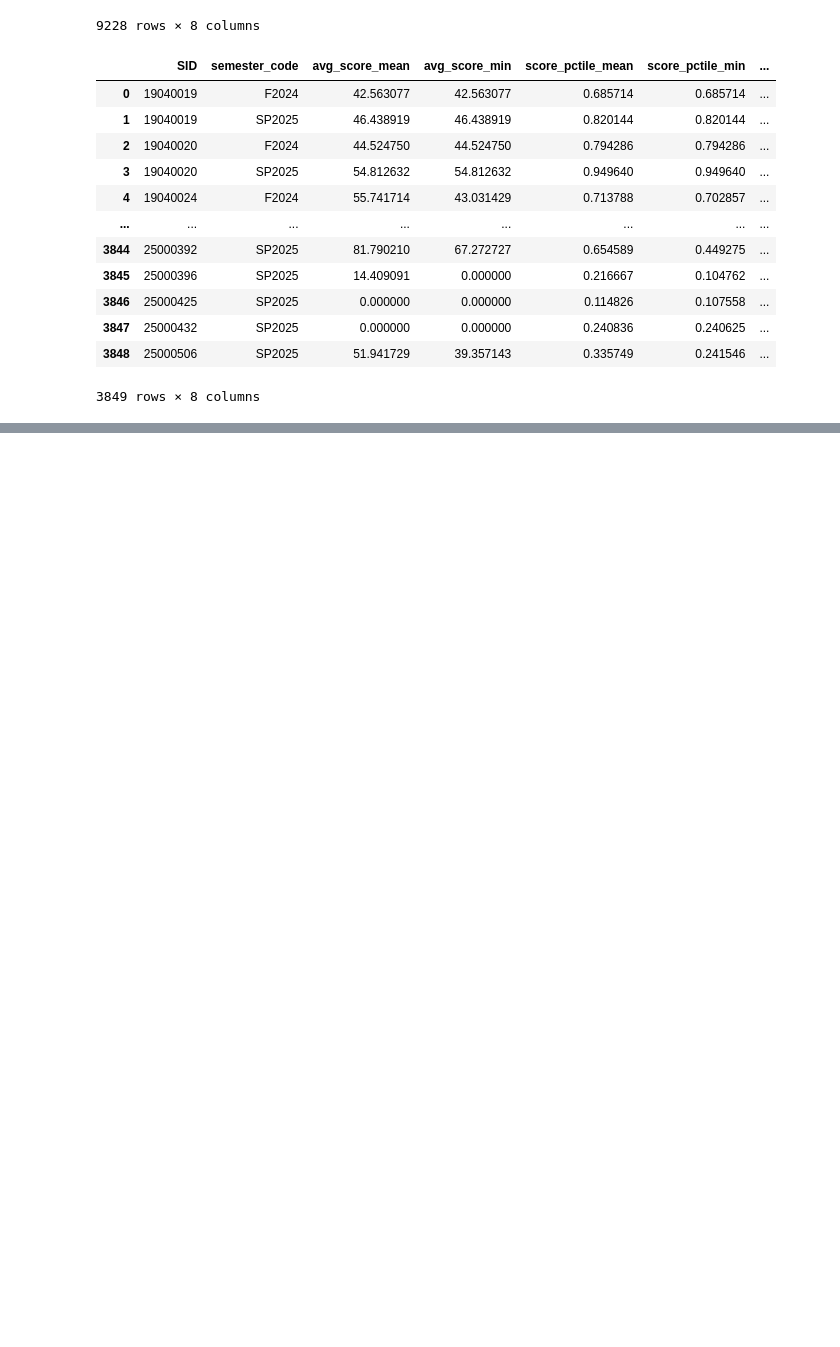
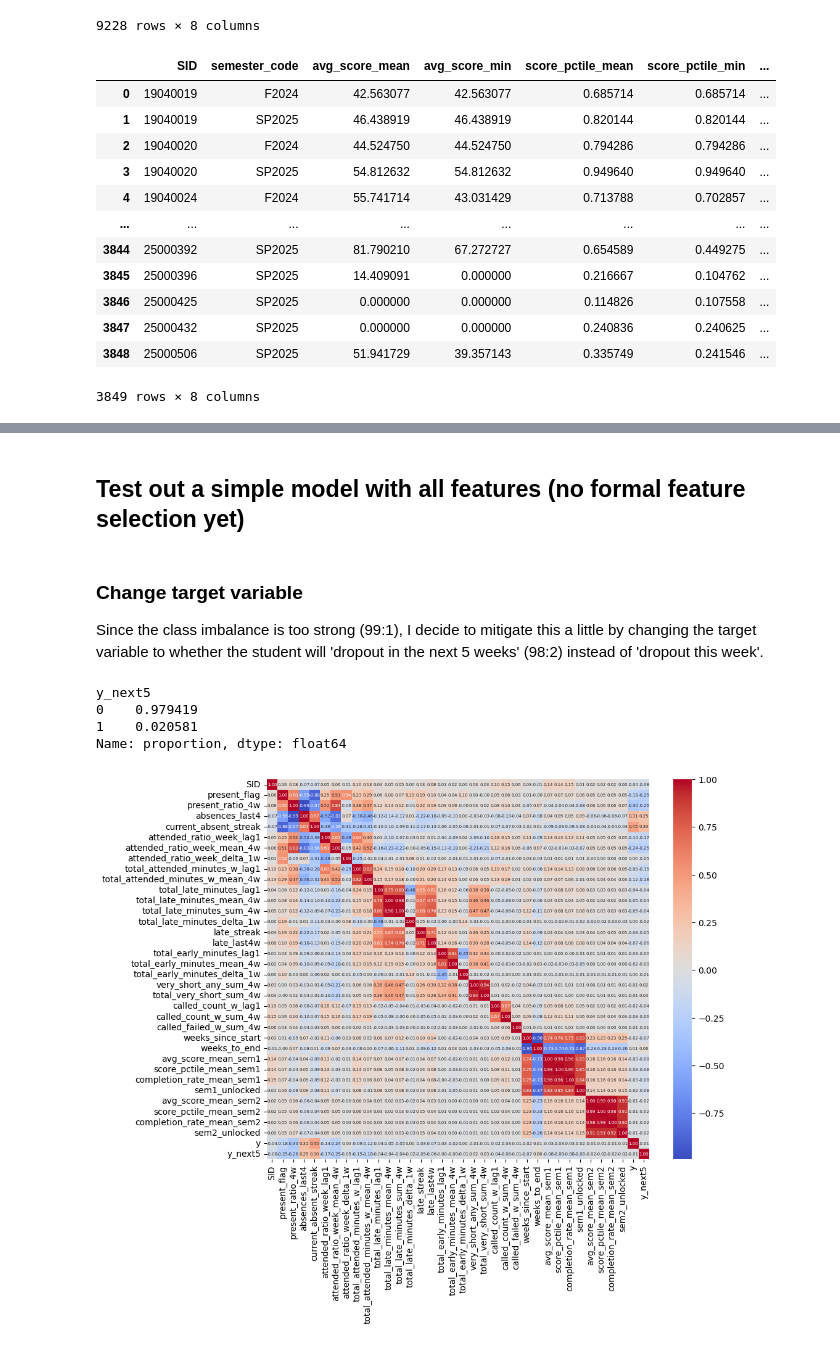
Before and after one commit to tthvan/student-dropout-analysis, a Jupyter notebook: notebooks/weekly_manipulation.ipynb, the cells around one changed output, grey strips where cells are left out. Drawn from its saved outputs; the diff is of its cells as text; code cells hidden in the pictures; blank space fills up the shorter version.

```diff
--- a/notebooks/weekly_manipulation.ipynb
+++ b/notebooks/weekly_manipulation.ipynb
@@ -598,0 +808,8 @@ Index(['SID', 'semester_code', 'avg_score_mean', 'avg_score_min',
+# %%
+#calculate the days left of the year
+TERM_END = "5/26/2025"
+def add_calendar_fields(df):
+    df = df.copy()
+    term_end = pd.to_datetime(TERM_END)
+    df["weeks_to_end"] = ((term_end - df["week_start"]).dt.days // 7).astype(int)
+    return df
@@ -598,0 +873,3 @@ Index(['SID', 'semester_code', 'avg_score_mean', 'avg_score_min',
+# %%
+out = for_modelling(student_week)
+out.head()
@@ -598,0 +885,37 @@ Index(['SID', 'semester_code', 'avg_score_mean', 'avg_score_min',
+# %% [markdown]
+## Test out a simple model with all features (no formal feature selection yet)
+# %%
+df = out.copy()
+# %% [markdown]
+### Change target variable
+Since the class imbalance is too strong (99:1), I decide to mitigate this a little by changing the target variable to whether the student will 'dropout in the next 5 weeks' (98:2) instead of 'dropout this week'.
+# %%
+# mark y_next4 = 1 for any week whose student drops within the next 5 weeks
+def mark_nextK(g, K=5):
+    g = g.sort_values("week_start").copy()
+    # event indices
+    idx1 = g.index[g["y"]==1].tolist()
+    g["y_next5"] = 0
+    if idx1:
+        i = idx1[0]
+        # previous K weeks become positive (early-warning)
+        win = g.index[max(0, g.index.get_loc(i)-K):g.index.get_loc(i)]
+        g.loc[win, "y_next5"] = 1
+    return g
+
+df = df.groupby("SID", group_keys=False).apply(mark_nextK, K=5)
+
+df['y_next5'].value_counts(normalize=True)
+# %% [output]
+y_next5
+0    0.979419
+1    0.020581
+Name: proportion, dtype: float64
+# %%
+corr = df.drop(columns='week_start').corr()
+
+plt.figure(figsize=(10,8))
+sns.heatmap(corr, annot=True, cmap='coolwarm', fmt='.2f', annot_kws={'size':5})
+plt.show()
+# %% [output]
+[figure, added]
```
Also changed, not shown: parts of 28 cells of this notebook, 10 other files.
